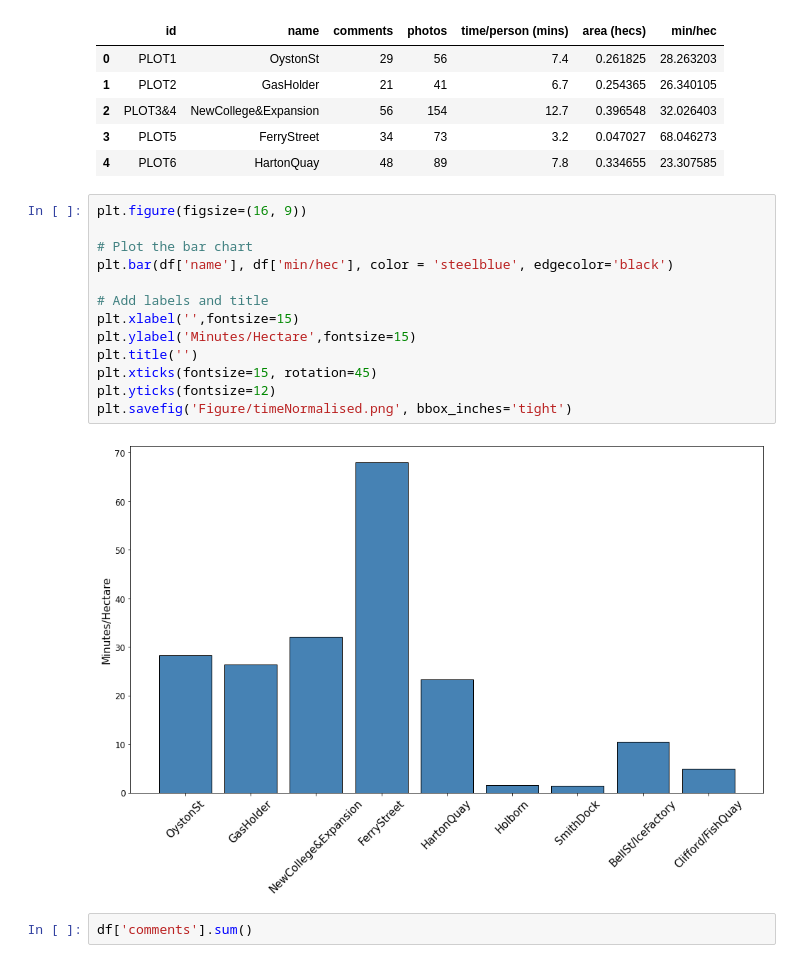
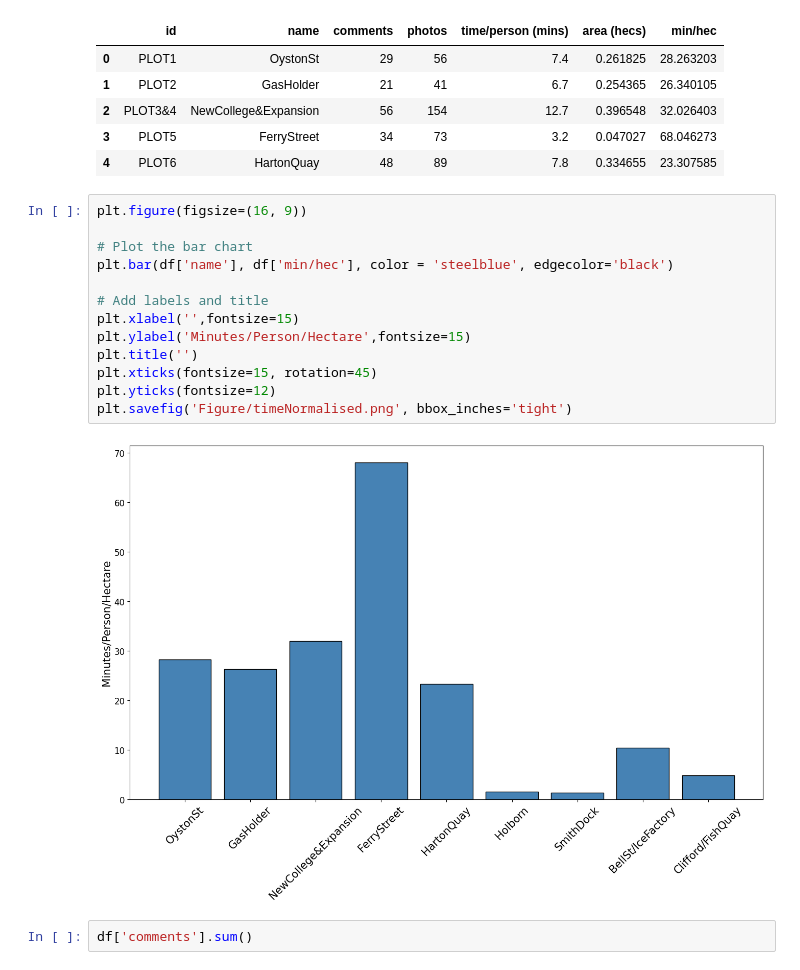
Before and after one commit to mingyuzhuu/DEPcoMapping, a Jupyter notebook: DEPcoMapping.ipynb, the cells around one changed output. Drawn from its saved outputs; the diff is of its cells as text.

```diff
--- a/DEPcoMapping.ipynb
+++ b/DEPcoMapping.ipynb
@@ -19,18 +20,18 @@ df.head()
 # %%
 plt.figure(figsize=(16, 9))
 
 # Plot the bar chart
 plt.bar(df['name'], df['min/hec'], color = 'steelblue', edgecolor='black')
 
 # Add labels and title
 plt.xlabel('',fontsize=15)
-plt.ylabel('Minutes/Hectare',fontsize=15)
+plt.ylabel('Minutes/Person/Hectare',fontsize=15)
 plt.title('')
 plt.xticks(fontsize=15, rotation=45)
 plt.yticks(fontsize=12)
 plt.savefig('Figure/timeNormalised.png', bbox_inches='tight')
 # %% [output]
-[figure, old version]
+[figure, new version]
 # %%
 df['comments'].sum()
 # %% [output]
```
Also changed, not shown: parts of 3 cells of this notebook, 2 other files.
